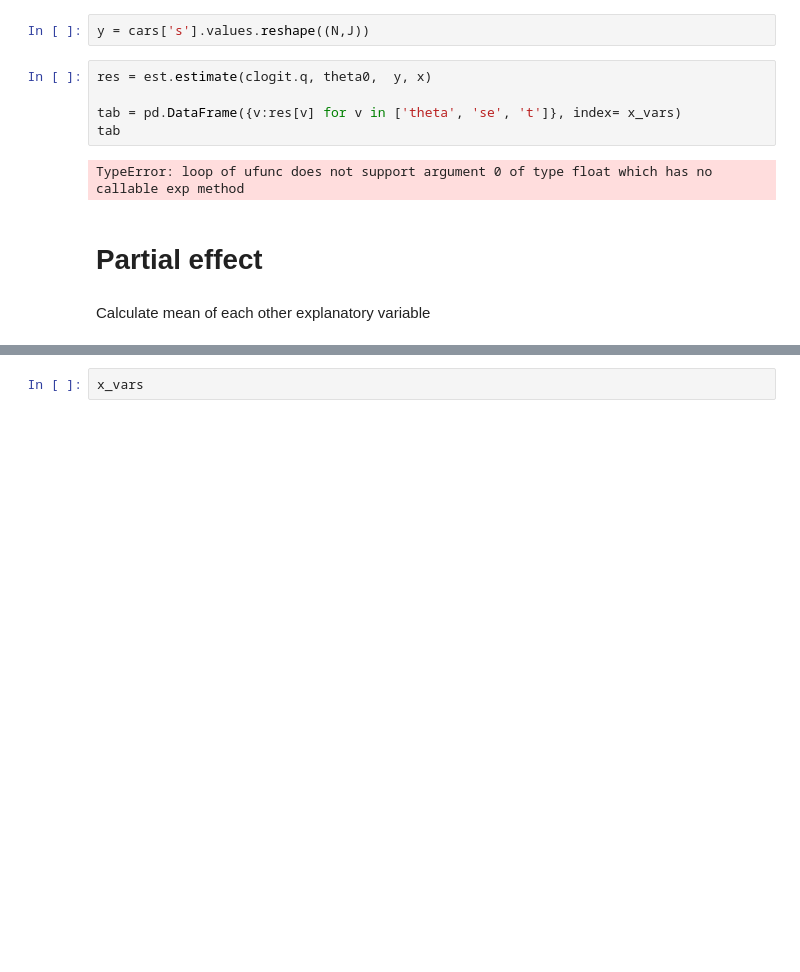
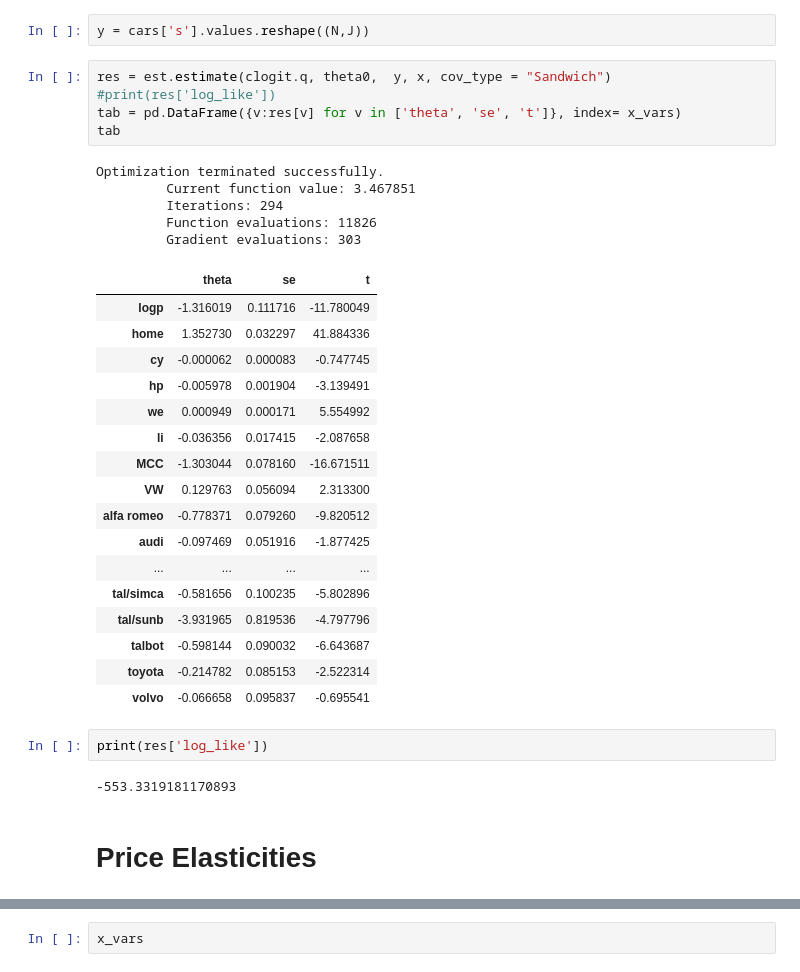
Before and after one commit to vkt823/My-repository, a Jupyter notebook: Assignments - Own attempt/Assignment 3/getting_started.ipynb, the cells around one changed output, grey strips where cells are left out. Drawn from its saved outputs; the diff is of its cells as text; blank space fills up the shorter version.

```diff
--- a/Assignments - Own attempt/Assignment 3/getting_started.ipynb
+++ b/Assignments - Own attempt/Assignment 3/getting_started.ipynb
@@ -212,13 +229,36 @@ array([[0.025, 0.025, 0.025, ..., 0.025, 0.025, 0.025],
 # %%
 y = cars['s'].values.reshape((N,J))
 # %%
-res = est.estimate(clogit.q, theta0,  y, x)
-
+res = est.estimate(clogit.q, theta0,  y, x, cov_type = "Sandwich")
+#print(res['log_like'])
 tab = pd.DataFrame({v:res[v] for v in ['theta', 'se', 't']}, index= x_vars)
 tab
 # %% [output]
-TypeError: loop of ufunc does not support argument 0 of type float which has no callable exp method
+Optimization terminated successfully.
+         Current function value: 3.467851
+         Iterations: 294
+         Function evaluations: 11826
+         Gradient evaluations: 303
+|  | theta | se | t |
+| logp | -1.316019 | 0.111716 | -11.780049 |
+| home | 1.352730 | 0.032297 | 41.884336 |
+| cy | -0.000062 | 0.000083 | -0.747745 |
+| hp | -0.005978 | 0.001904 | -3.139491 |
+| we | 0.000949 | 0.000171 | 5.554992 |
+| li | -0.036356 | 0.017415 | -2.087658 |
+| MCC | -1.303044 | 0.078160 | -16.671511 |
+| VW | 0.129763 | 0.056094 | 2.313300 |
+| alfa romeo | -0.778371 | 0.079260 | -9.820512 |
+| audi | -0.097469 | 0.051916 | -1.877425 |
+| ... | ... | ... | ... |
+| tal/simca | -0.581656 | 0.100235 | -5.802896 |
+| tal/sunb | -3.931965 | 0.819536 | -4.797796 |
+| talbot | -0.598144 | 0.090032 | -6.643687 |
+| toyota | -0.214782 | 0.085153 | -2.522314 |
+| volvo | -0.066658 | 0.095837 | -0.695541 |
-# %% [markdown]
-# Partial effect
-# %% [markdown]
-Calculate mean of each other explanatory variable
+# %%
+print(res['log_like'])
+# %% [output]
+-553.3319181170893
+# %% [markdown]
+# Price Elasticities
```
Also changed, not shown: parts of 53 cells of this notebook, 13 other files.
